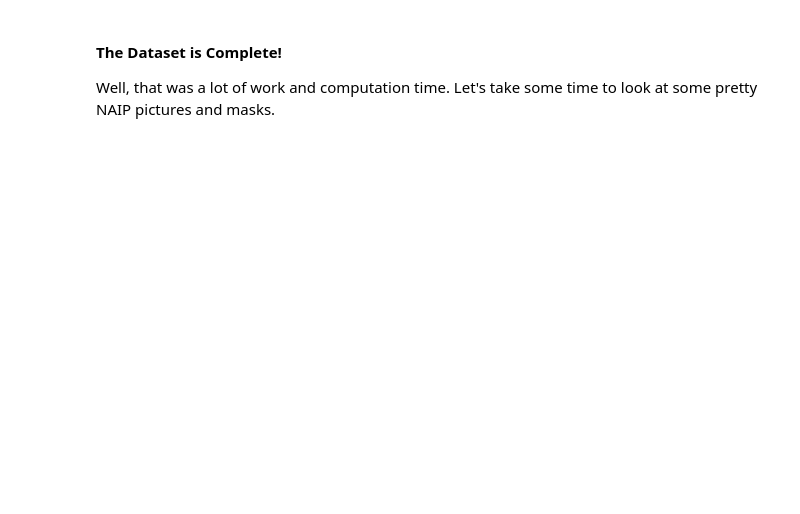
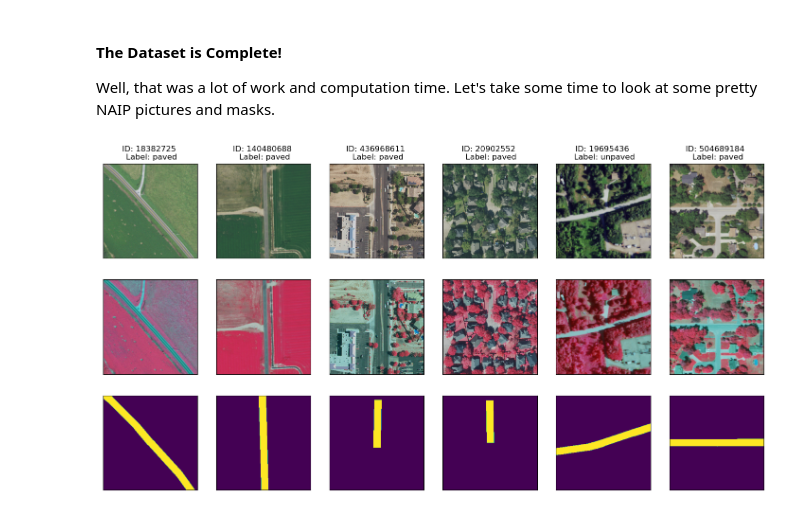
Before and after one commit to jdalrym2/road_surface_classifier, a Jupyter notebook: data_prep.ipynb, the cells around one changed output. Cells and saved outputs as stored; diff of their text form; code cells hidden in the pictures; blank space fills up the shorter version.

Commit message:
Finished updating data prep notebook for NAIP on AWS

```diff
--- a/data_prep.ipynb
+++ b/data_prep.ipynb
@@ -65,7 +65,7 @@ filtered_gpkg_path = output_path / 'us_w_road_surface_filtered.gpkg'
 features_csv_path = output_path / 'features.csv'
 
 # Directory to hold all National Map imagery we download
-naip_db_path = output_path / 'imagery_xfer'
+naip_db_path = output_path / 'imagery'
 naip_db_path.mkdir(parents=False, exist_ok=True)
 
 # Directory to hold all masks of OSM ways over NAIP Imagery
@@ -75,7 +75,7 @@ naip_masks_path.mkdir(parents=False, exist_ok=True)
 # Path to dataset reference files that we will use
 # These are just CSV files that specify basic metadata,
 # filesystem locations, and labels
-dataset_path = output_path / 'dataset_complex'
+dataset_path = output_path / 'dataset'
 dataset_path.mkdir(parents=False, exist_ok=True)
 
 # OSM surface tags we will consider
@@ -403,0 +412,19 @@ else:
+# %%
+# Quickly prune the featuers CSV file to remove any images we failed to download...
+
+# Load features dataframe
+df = pd.read_csv(str(features_csv_path))
+
+# List of indices to drop
+del_idxs = []
+
+# Determine which don't exist
+print('Dropping unfetched imagery...')
+for idx in tqdm(range(len(df))):
+    chip_path = naip_db_path / f'{df.iloc[idx]["osm_id"]}.tif'
+    if not chip_path.exists():
+        del_idxs.append(idx)
+
+# Write out new features CSV
+df.drop(index=del_idxs).to_csv(str(features_csv_path))
+print('Dropped %d labels.' % len(del_idxs))
@@ -429,8 +459,7 @@ for idx in tqdm(range(len(df))):
 
     # Chip path
     chip_path = naip_db_path / f'{row["osm_id"]}.tif'
-    if not chip_path.exists():
-        continue
+    assert chip_path.exists()
 
     # Fetch the tile we need
     im = imread(str(chip_path))
@@ -597,28 +629,35 @@ Well, that was a lot of work and computation time. Let's take some time to look
 # %%
 # type: ignore
 import matplotlib.pyplot as plt
 
 n_cols = 6
 
 df_full = pd.read_csv(pathlib.Path(dataset_path, 'dataset_full.csv'))
 df_class = pd.read_csv(pathlib.Path(dataset_path, 'class_weights.csv'))
 
 random_idxs = np.random.choice(len(df_full), size=n_cols, replace=False)
 
-fig, ax = plt.subplots(2, n_cols, figsize=(3*n_cols, 6))
+fig, ax = plt.subplots(3, n_cols, figsize=(3*n_cols, 9))
 for i, idx in enumerate(random_idxs):
     row = df_full.iloc[idx]
 
-    with PIL.Image.open(row['chip_path']) as pil_im:
-        ax[0, i].imshow(pil_im)
-        ax[0, i].set_title('ID: %d \n Label: %s' % (row['osm_id'], df_class.iloc[row['class_num']]['class_name']))
+    # Render natural color (R-G-B)
+    im = imread(row['chip_path'])
+    ax[0, i].imshow(im[..., (0, 1, 2)])
+    ax[0, i].set_title('ID: %d \n Label: %s' % (row['osm_id'], df_class.iloc[row['class_num']]['class_name']))
 
-    with PIL.Image.open(row['mask_path']) as pil_im:
-        ax[1, i].imshow(pil_im)
+    # Render color infrared (NIR-R-G)
+    ax[1, i].imshow(im[..., (3, 0, 1)])
+
+    # Render mask
+    im = imread(row['mask_path'])
+    ax[2, i].imshow(im)
 
 for _ax in ax.flatten():
     _ax.xaxis.set_visible(False)
     _ax.yaxis.set_visible(False)
 
 
 plt.show()
+# %% [output]
+[figure, added]
```
Also changed, not shown: parts of 3 cells of this notebook.
